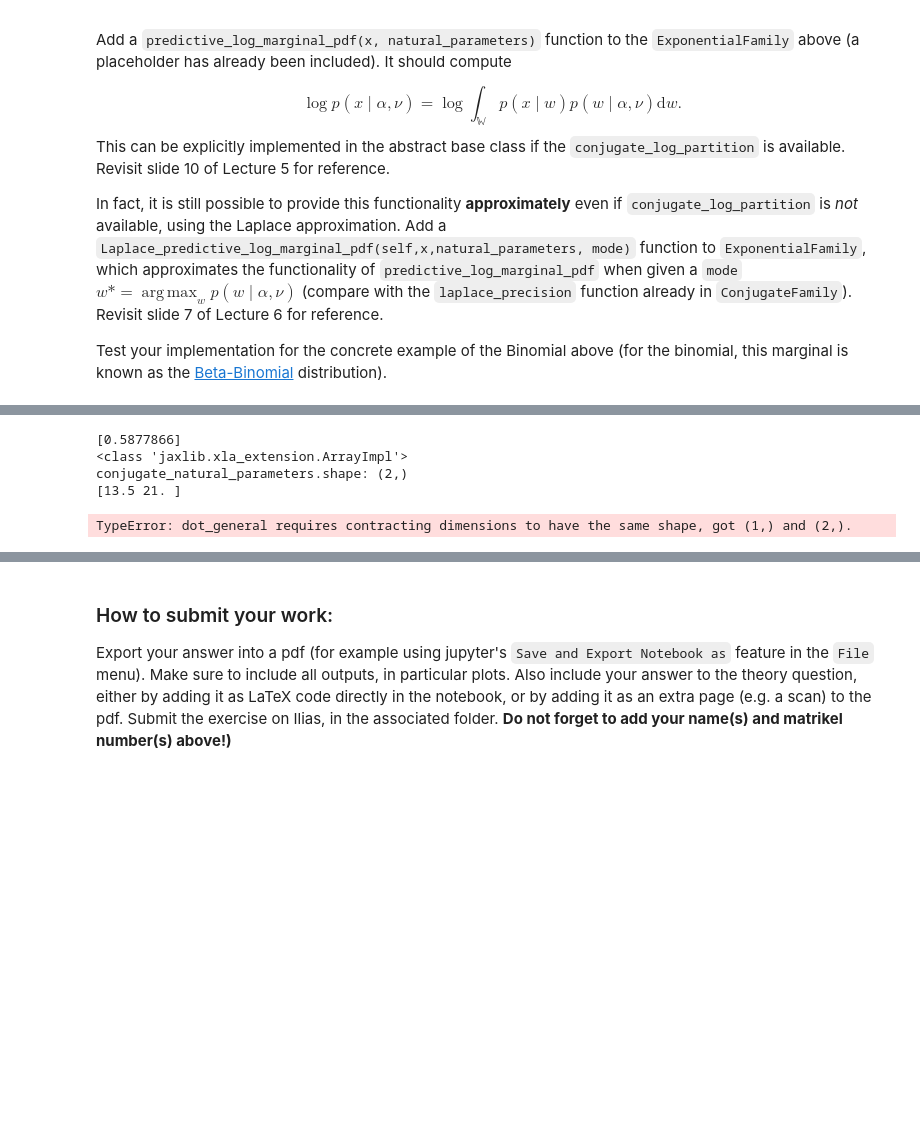
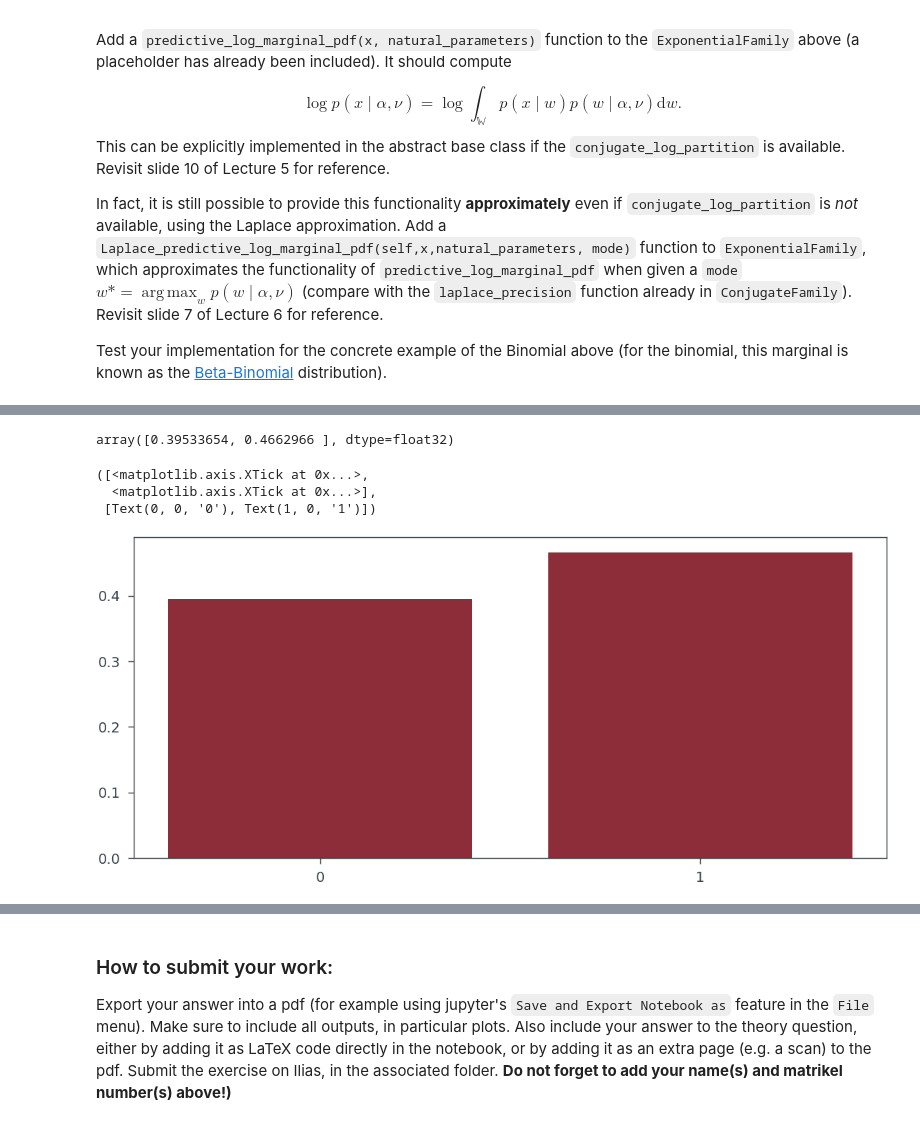
Before and after one commit to Bozcomlekci/PML, a Jupyter notebook: ex3/Ex03.ipynb, the cells around one changed output, grey strips where cells are left out. Drawn from its saved outputs; the diff is of its cells as text; code cells hidden in the pictures; blank space fills up the shorter version.

Commit message:
Reshaped  the conjugate prior to mach expected shape.

```diff
--- a/ex3/Ex03.ipynb
+++ b/ex3/Ex03.ipynb
@@ -447,21 +463,34 @@ predictive_log_marginal_pdf.shape(collapsed):  (2,)
+# %%
+dt = [[0], [1]]
+cm = conjugate_mode(posterior_natural_parameters)
+pn = jnp.reshape(posterior_natural_parameters, (2,1))
+# print("x", dt)
+#print("posterior_natural_parameters", pn)
+# print("cm", cm)
+np.exp(likelihood.Laplace_predictive_log_marginal_pdf(
+        dt, #[[0], [1]],
+        pn,
+        cm #conjugate_mode(posterior_natural_parameters),
+    ))
+# %% [output]
+array([0.39533654, 0.4662966 ], dtype=float32)
 # %%
 plt.bar(
     [0, 1],
     np.exp(
         likelihood.Laplace_predictive_log_marginal_pdf(
             [[0], [1]],
-            posterior_natural_parameters,
+            jnp.reshape(posterior_natural_parameters, (2,1)), #posterior_natural_parameters,
             conjugate_mode(posterior_natural_parameters),
         )
     )
 )
 plt.xticks([0, 1])
 # %% [output]
-[0.5877866]
-<class 'jaxlib.xla_extension.ArrayImpl'>
-conjugate_natural_parameters.shape: (2,)
-[13.5 21. ]
+([<matplotlib.axis.XTick at 0x...>,
+  <matplotlib.axis.XTick at 0x...>],
+ [Text(0, 0, '0'), Text(1, 0, '1')])
-TypeError: dot_general requires contracting dimensions to have the same shape, got (1,) and (2,).
+[figure, added]
 # %%
 plt.bar(
     [0, 1],
```
Also changed, not shown: parts of 4 cells of this notebook.
